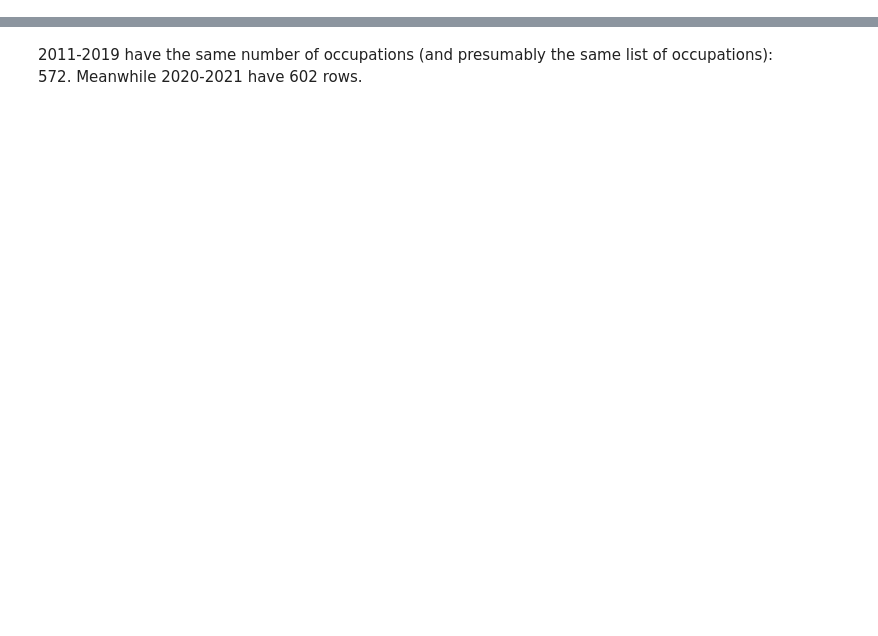
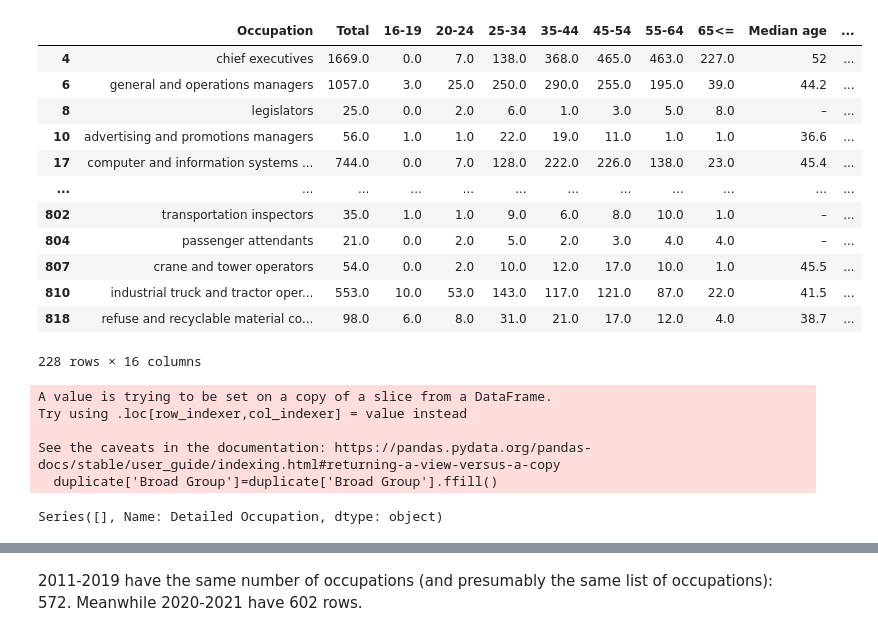
Before and after one commit to terencetan-c/4YP-The-Future-of-Work, a Jupyter notebook: Data cleaning/Data cleaning.ipynb, the cells around one changed output, grey strips where cells are left out. Saved outputs shown, nothing was run; the diff lists cells and outputs as text; code cells hidden in the pictures; blank space fills up the shorter version.

```diff
--- a/Data cleaning/Data cleaning.ipynb
+++ b/Data cleaning/Data cleaning.ipynb
@@ -82,0 +123,28 @@ soc2018['Occupation']=soc2018['Occupation'].str.lower()
+# %%
+duplicate[duplicate.duplicated(['Occupation'])]
+# %% [output]
+|  | Occupation | Total | 16-19 | 20-24 | 25-34 | 35-44 | 45-54 | 55-64 | 65<= | Median age | ... |
+| 4 | chief executives | 1669.0 | 0.0 | 7.0 | 138.0 | 368.0 | 465.0 | 463.0 | 227.0 | 52 | ... |
+| 6 | general and operations managers | 1057.0 | 3.0 | 25.0 | 250.0 | 290.0 | 255.0 | 195.0 | 39.0 | 44.2 | ... |
+| 8 | legislators | 25.0 | 0.0 | 2.0 | 6.0 | 1.0 | 3.0 | 5.0 | 8.0 | – | ... |
+| 10 | advertising and promotions managers | 56.0 | 1.0 | 1.0 | 22.0 | 19.0 | 11.0 | 1.0 | 1.0 | 36.6 | ... |
+| 17 | computer and information systems ... | 744.0 | 0.0 | 7.0 | 128.0 | 222.0 | 226.0 | 138.0 | 23.0 | 45.4 | ... |
+| ... | ... | ... | ... | ... | ... | ... | ... | ... | ... | ... | ... |
+| 802 | transportation inspectors | 35.0 | 1.0 | 1.0 | 9.0 | 6.0 | 8.0 | 10.0 | 1.0 | – | ... |
+| 804 | passenger attendants | 21.0 | 0.0 | 2.0 | 5.0 | 2.0 | 3.0 | 4.0 | 4.0 | – | ... |
+| 807 | crane and tower operators | 54.0 | 0.0 | 2.0 | 10.0 | 12.0 | 17.0 | 10.0 | 1.0 | 45.5 | ... |
+| 810 | industrial truck and tractor oper... | 553.0 | 10.0 | 53.0 | 143.0 | 117.0 | 121.0 | 87.0 | 22.0 | 41.5 | ... |
+| 818 | refuse and recyclable material co... | 98.0 | 6.0 | 8.0 | 31.0 | 21.0 | 17.0 | 12.0 | 4.0 | 38.7 | ... |
+228 rows × 16 columns
+# %%
+duplicate['Broad Group']=duplicate['Broad Group'].ffill()
+# %% [output]
+A value is trying to be set on a copy of a slice from a DataFrame.
+Try using .loc[row_indexer,col_indexer] = value instead
+
+See the caveats in the documentation: https://pandas.pydata.org/pandas-docs/stable/user_guide/indexing.html#returning-a-view-versus-a-copy
+  duplicate['Broad Group']=duplicate['Broad Group'].ffill()
+# %%
+duplicate.groupby(duplicate['Occupation']).head(0)['Detailed Occupation'].fillna(duplicate.groupby(duplicate['Occupation']).tail(0)['Detailed Occupation'])
+# %% [output]
+Series([], Name: Detailed Occupation, dtype: object)
```
Also changed, not shown: parts of 17 cells of this notebook, 8 other files.
